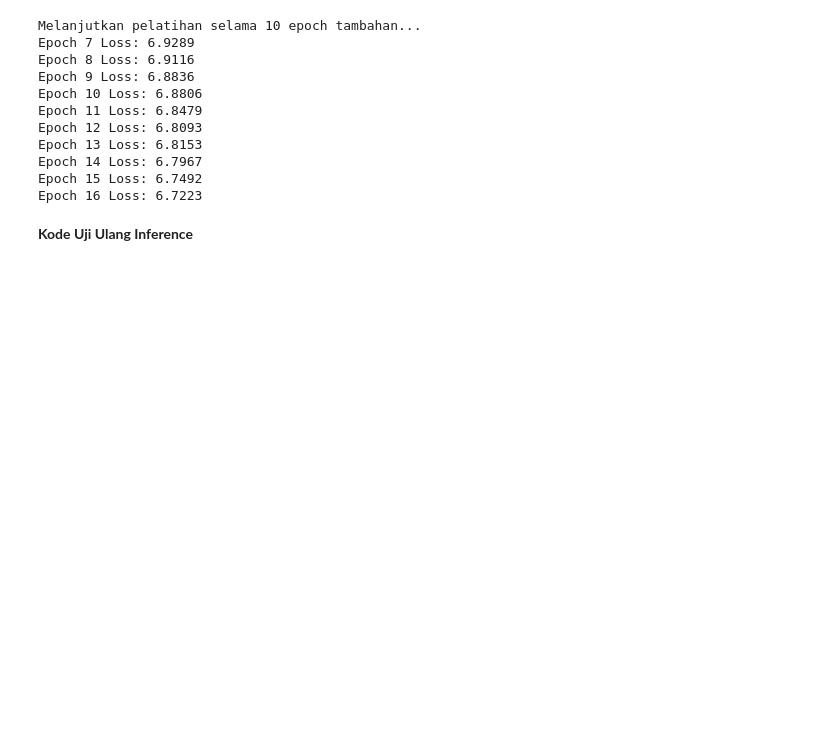
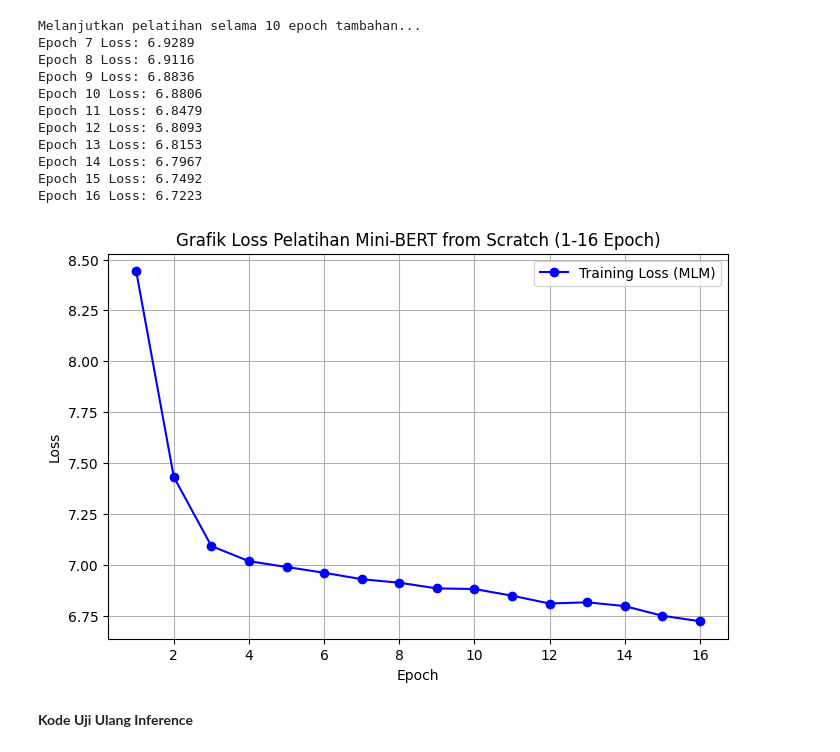
Before and after one commit to dndaslma/Kelompok5-BERTdariNol, a Jupyter notebook: Mid_Project_VIBE_CODING_GENERATIVE_AI_FROM_SCRATCH.ipynb, the cells around one changed output. Saved outputs shown, nothing was run; the diff lists cells and outputs as text; code cells hidden in the pictures; blank space fills up the shorter version.

Commit message:
add training loss curve for epochs 1-16

```diff
--- a/Mid_Project_VIBE_CODING_GENERATIVE_AI_FROM_SCRATCH.ipynb
+++ b/Mid_Project_VIBE_CODING_GENERATIVE_AI_FROM_SCRATCH.ipynb
@@ -737,6 +737,25 @@ Epoch 13 Loss: 6.8153
 Epoch 14 Loss: 6.7967
 Epoch 15 Loss: 6.7492
 Epoch 16 Loss: 6.7223
+# %%
+import matplotlib.pyplot as plt
+
+loss_history = [
+    8.4424, 7.4316, 7.0917, 7.0175, 6.9888, 6.9605, 6.9289, 6.9116,
+    6.8836, 6.8806, 6.8479, 6.8093, 6.8153, 6.7967, 6.7492, 6.7223
+]
+
+plt.figure(figsize=(8, 5))
+plt.plot(range(1, len(loss_history) + 1), loss_history, marker='o', color='b', label='Training Loss (MLM)')
+plt.title('Grafik Loss Pelatihan Mini-BERT from Scratch (1-16 Epoch)')
+plt.xlabel('Epoch')
+plt.ylabel('Loss')
+plt.grid(True)
+plt.legend()
+plt.savefig('grafik_loss_16_epoch.png', dpi=300, bbox_inches='tight')
+plt.show()
+# %% [output]
+[figure, added]
 # %% [markdown]
 **Kode Uji Ulang Inference**
 # %%
```
